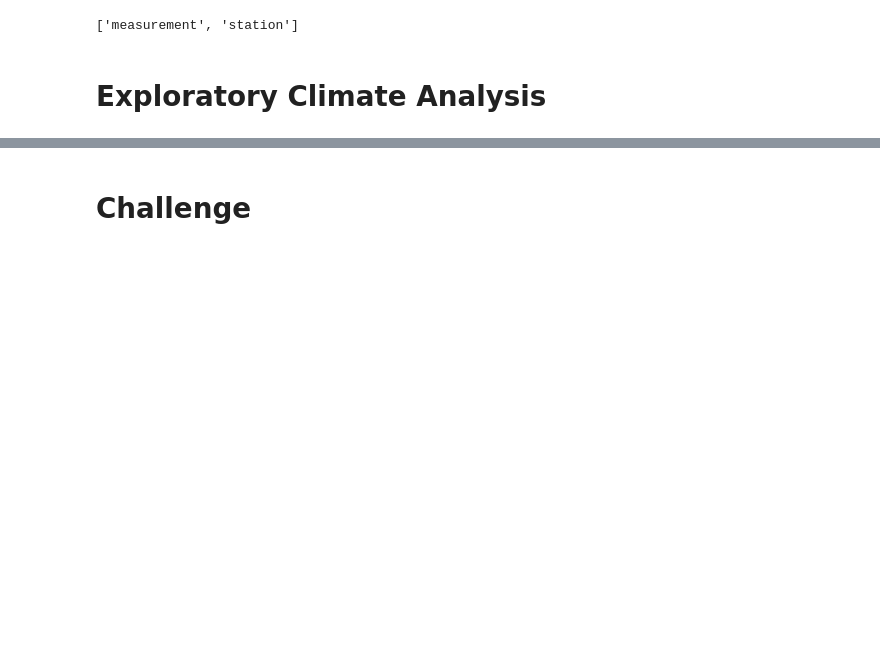
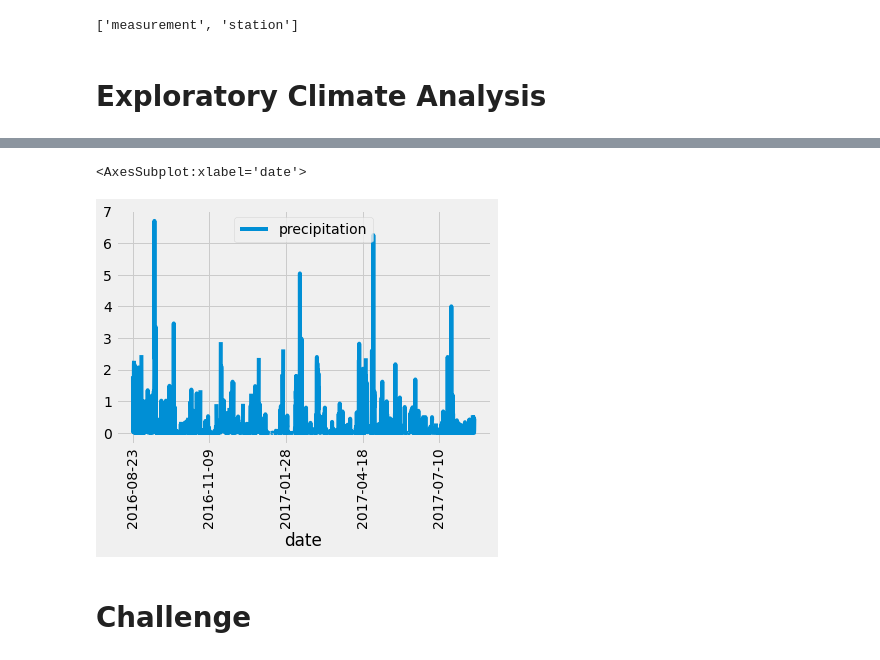
Before and after one commit to SoWhitIs/surfs-up, a Jupyter notebook: climate_analysis.ipynb, the cells around one changed output, grey strips where cells are left out. Cells and saved outputs as stored; diff of their text form; code cells hidden in the pictures; blank space fills up the shorter version.

```diff
--- a/climate_analysis.ipynb
+++ b/climate_analysis.ipynb
@@ -52,0 +54,5 @@ session = Session(engine)
+# %%
+#filter out all data older than one year
+results = session.query(Measurement.date, Measurement.prcp).filter(Measurement.date >= prev_year).all()
+
+print(results)
@@ -52,0 +61,4 @@ session = Session(engine)
+# %%
+# Save the query results as a Pandas DataFrame and set the index to the date column
+weather_results_df = pd.DataFrame(results, columns=['date','precipitation'])
+weather_results_df
@@ -52,0 +79,5 @@ session = Session(engine)
+# %%
+# setting index, set_index() function,  df.set_index(df['date'], inplace=True)
+
+weather_results_df.set_index(weather_results_df['date'], inplace=True)
+weather_results_df
@@ -52,0 +120,4 @@ session = Session(engine)
+# %%
+# Sort the dataframe by date: df = df.sort_index()
+weather_results_df = weather_results_df.sort_index()
+weather_results_df
@@ -53,3 +179,10 @@ session = Session(engine)
+# %%
+# Use Pandas Plotting with Matplotlib to plot the data, df.plot()
+weather_results_df.plot(rot=90)
+# plt.xticks(data, bins=range(min(data), max(data) + binwidth, binwidth))
+# %% [output]
+<AxesSubplot:xlabel='date'>
+[figure, added]
 # %%
 # Use Pandas to calcualte the summary statistics for the precipitation data
 # %%
```
Also changed, not shown: parts of 8 cells of this notebook.
